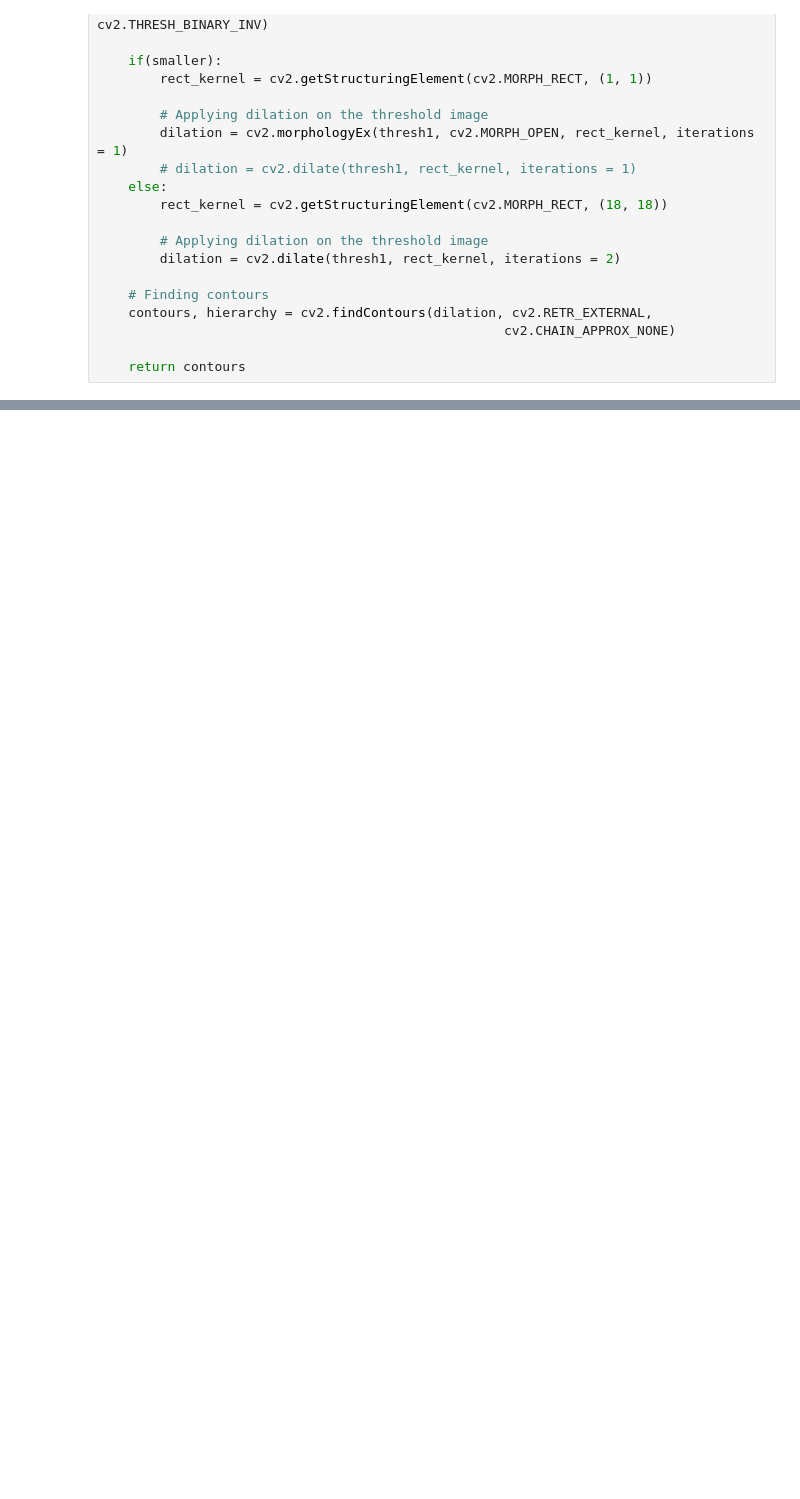
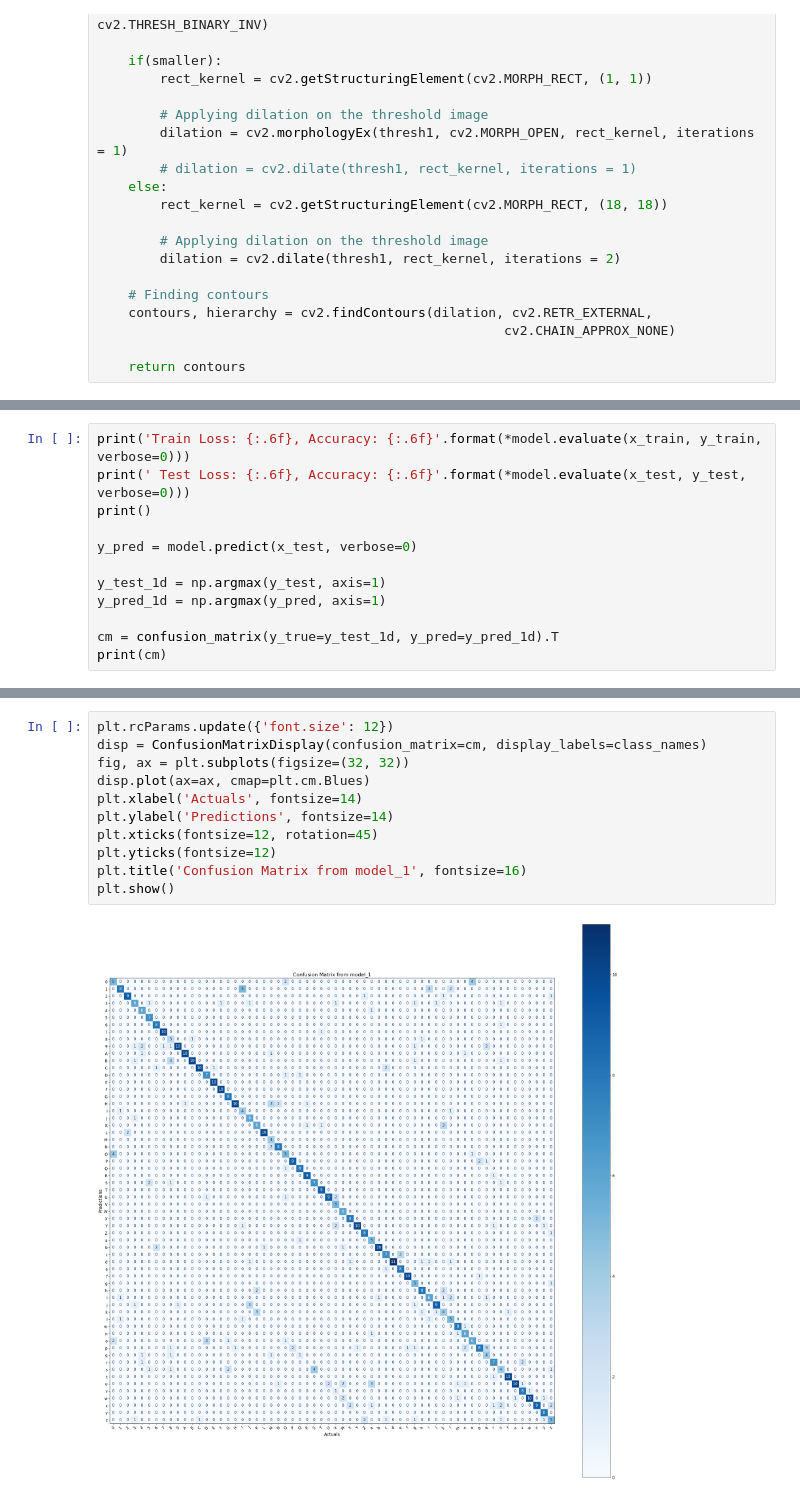
Before and after one commit to BoostChavit/deep-learning-project, a Jupyter notebook: main.ipynb, the cells around one changed output, grey strips where cells are left out. Drawn from its saved outputs; the diff is of its cells as text; blank space fills up the shorter version.

```diff
--- a/main.ipynb
+++ b/main.ipynb
@@ -272,0 +350,12 @@ plt.imshow(im)
+# %%
+print('Train Loss: {:.6f}, Accuracy: {:.6f}'.format(*model.evaluate(x_train, y_train, verbose=0)))
+print(' Test Loss: {:.6f}, Accuracy: {:.6f}'.format(*model.evaluate(x_test, y_test, verbose=0)))
+print()
+
+y_pred = model.predict(x_test, verbose=0)
+
+y_test_1d = np.argmax(y_test, axis=1)
+y_pred_1d = np.argmax(y_pred, axis=1)
+
+cm = confusion_matrix(y_true=y_test_1d, y_pred=y_pred_1d).T
+print(cm)
@@ -272,0 +373,13 @@ plt.imshow(im)
+# %%
+plt.rcParams.update({'font.size': 12})
+disp = ConfusionMatrixDisplay(confusion_matrix=cm, display_labels=class_names)
+fig, ax = plt.subplots(figsize=(32, 32))
+disp.plot(ax=ax, cmap=plt.cm.Blues)
+plt.xlabel('Actuals', fontsize=14)
+plt.ylabel('Predictions', fontsize=14)
+plt.xticks(fontsize=12, rotation=45)
+plt.yticks(fontsize=12)
+plt.title('Confusion Matrix from model_1', fontsize=16)
+plt.show()
+# %% [output]
+[figure, added]
```
Also changed, not shown: parts of 15 cells of this notebook.
